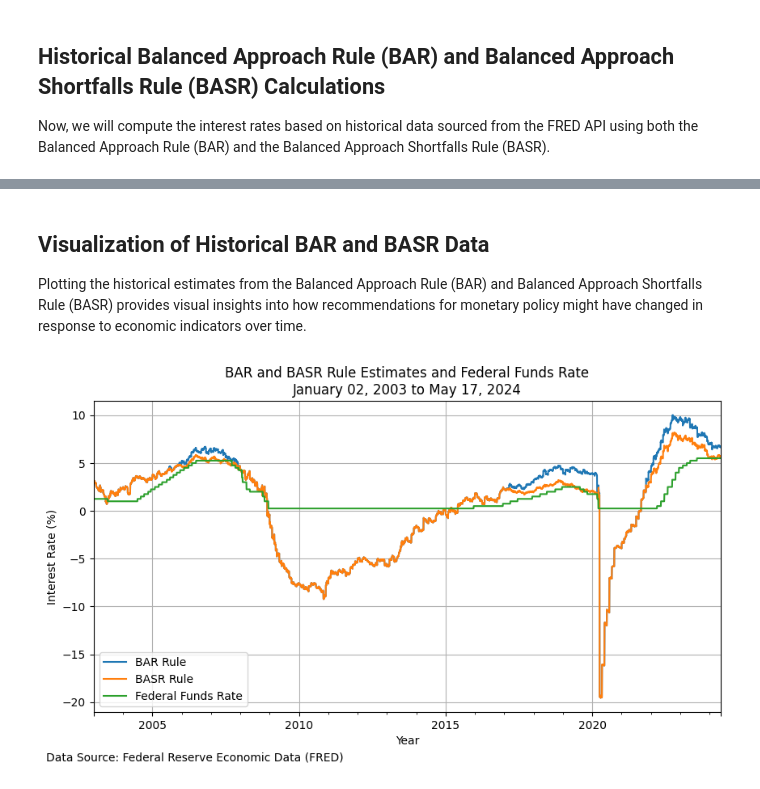
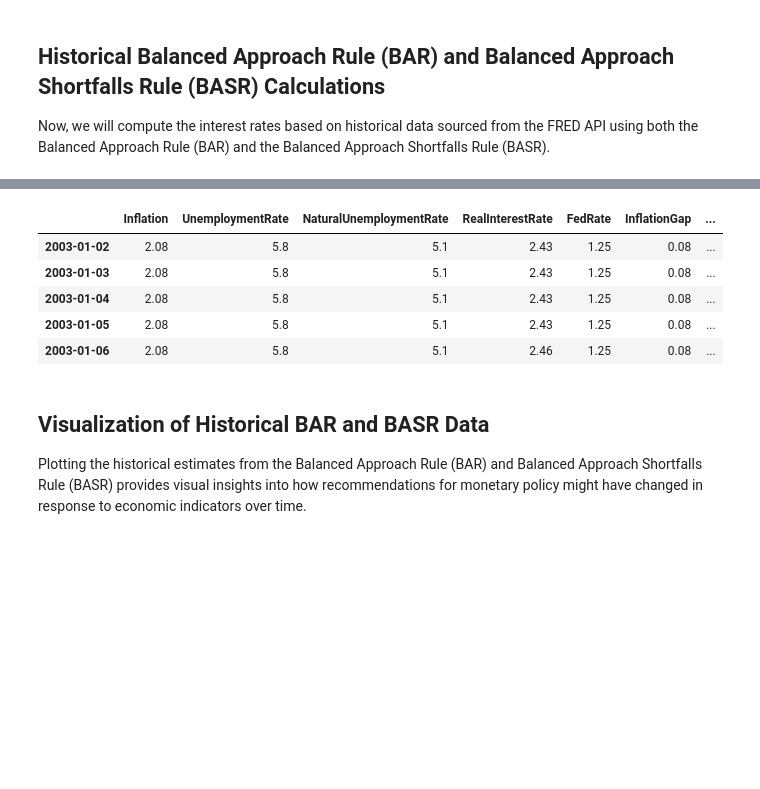
Before and after one commit to nathanramoscfa/pyeconomics, a Jupyter notebook: examples/monetary_policy_rules/balanced_approach_rule.ipynb, the cells around one changed output, grey strips where cells are left out. Cells and saved outputs as stored; diff of their text form; code cells hidden in the pictures; blank space fills up the shorter version.

```diff
--- a/examples/monetary_policy_rules/balanced_approach_rule.ipynb
+++ b/examples/monetary_policy_rules/balanced_approach_rule.ipynb
@@ -310,12 +203,12 @@ bar_historical_rates_fred = historical_balanced_approach_rule(
 # %%
 # Historical BASR calculation using FRED data
-basr_historical_rates_fred = historical_balanced_approach_rule(
-    inflation_series_id,
-    unemployment_rate_series_id,
-    natural_unemployment_series_id,
-    real_interest_rate_series_id,
-    inflation_target=inflation_target,
-    alpha=alpha,
-    beta=beta,
-    use_shortfalls_rule=True
-)
+params.use_shortfalls_rule = True
+historical_basr_rates = pyecon.historical_balanced_approach_rule(indicators, params)
+historical_basr_rates.head()
+# %% [output]
+|  | Inflation | UnemploymentRate | NaturalUnemploymentRate | RealInterestRate | FedRate | InflationGap | ... |
+| 2003-01-02 | 2.08 | 5.8 | 5.1 | 2.43 | 1.25 | 0.08 | ... |
+| 2003-01-03 | 2.08 | 5.8 | 5.1 | 2.43 | 1.25 | 0.08 | ... |
+| 2003-01-04 | 2.08 | 5.8 | 5.1 | 2.43 | 1.25 | 0.08 | ... |
+| 2003-01-05 | 2.08 | 5.8 | 5.1 | 2.43 | 1.25 | 0.08 | ... |
+| 2003-01-06 | 2.08 | 5.8 | 5.1 | 2.46 | 1.25 | 0.08 | ... |
@@ -361,35 +217,0 @@ adj_historical_rates = adj_historical_rates.loc[:, ~adj_historical_rates.columns
-# %%
-plot_data = historical_rates[[
-    'BalancedApproachRule',
-    'BalancedApproachShortfallsRule',
-    'FedRate'
-]].copy()
-
-# Extracting the time range from the data
-start_date = plot_data.dropna().index.min()
-end_date = plot_data.dropna().index.max()
-date_range = f"{start_date.strftime('%B %d, %Y')} to {end_date.strftime('%B %d, %Y')}"
-
-# Plotting BAR and BASR Rule estimates and the Federal Funds Rate
-plot_data.dropna().plot(
-    figsize=(10, 5),  # Specifies the figure size
-    grid=True  # Enables grid lines for better readability
-)
-
-plt.title(f'BAR and BASR Rule Estimates and Federal Funds Rate\n{date_range}')
-
-plt.xlabel('Year')
-plt.ylabel('Interest Rate (%)')
-plt.legend(['BAR Rule', 'BASR Rule', 'Federal Funds Rate'])
-
-# Adding the citation as a footnote
-plt.figtext(
-    x=0.25,
-    y=-0.01,
-    s="Data Source: Federal Reserve Economic Data (FRED)",
-    ha="center"
-)
-
-plt.show()  # Display the plot
-# %% [output]
-[figure, removed]
```
Also changed, not shown: parts of 31 cells of this notebook, 19 other files.
